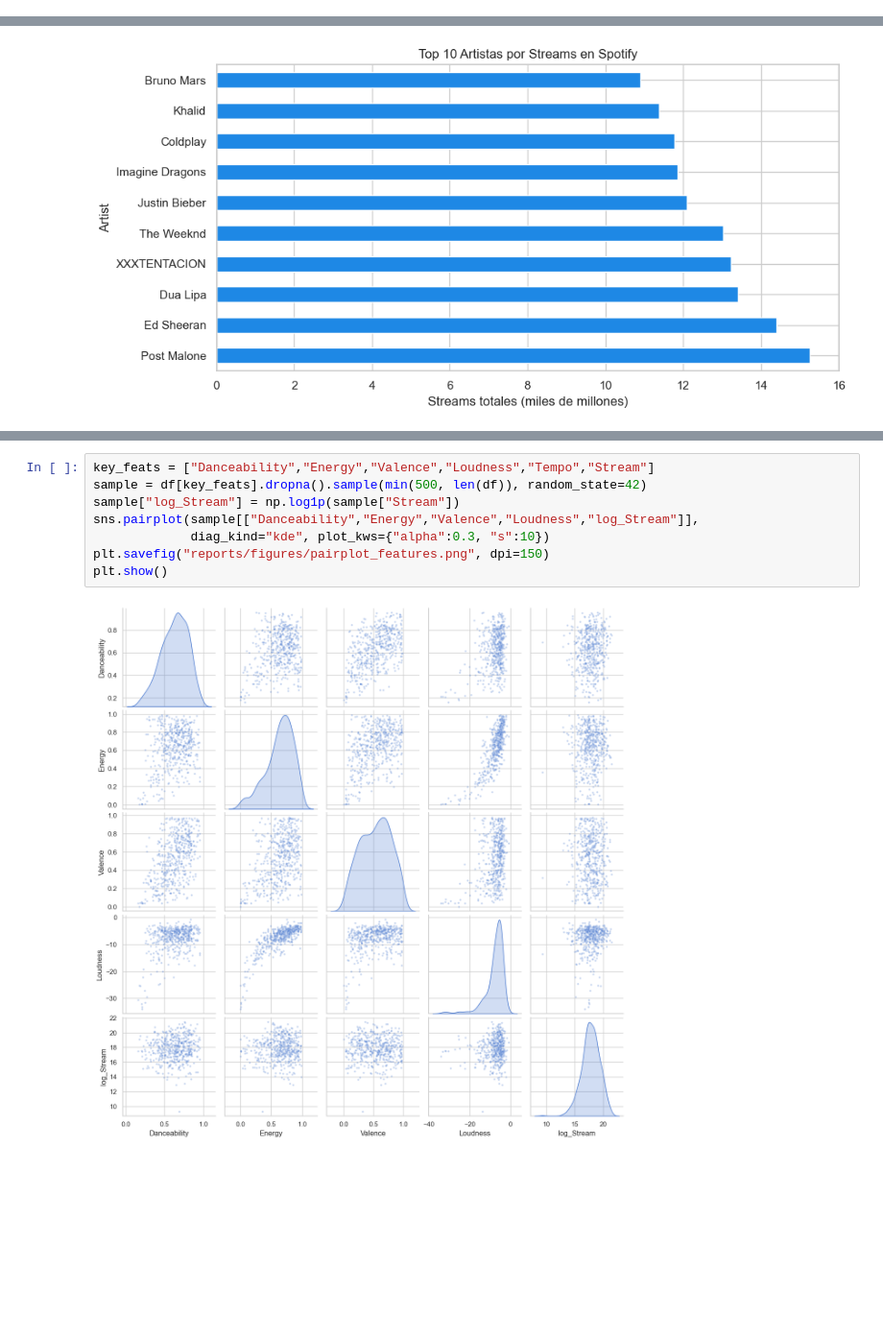
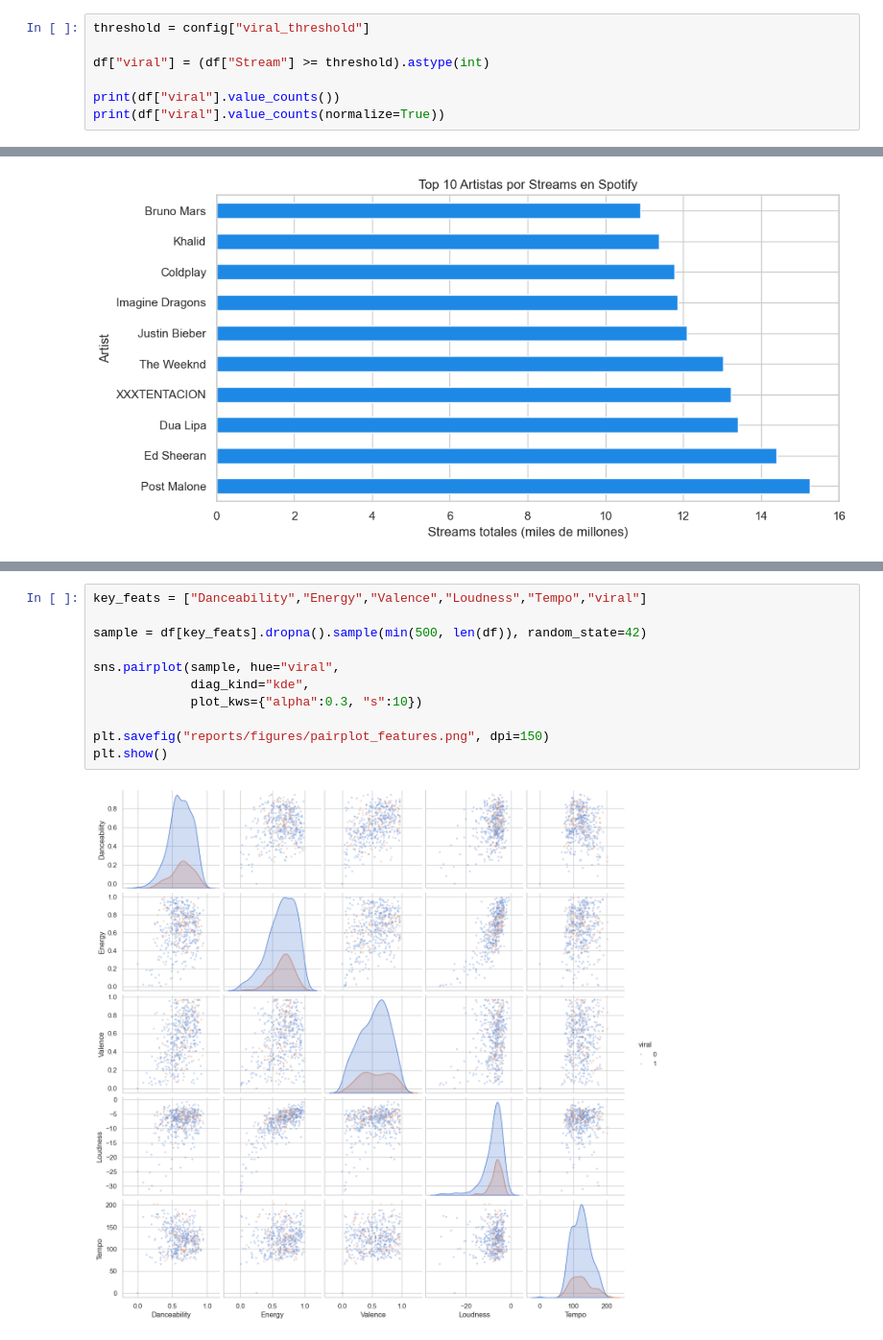
Before and after one commit to lucasrc08/Machine-Learning, a Jupyter notebook: notebooks/02_data_understanding.ipynb, the cells around one changed output, grey strips where cells are left out. Shown at 96% size. Cells and saved outputs as stored; diff of their text form; blank space fills up the shorter version.

```diff
--- a/notebooks/02_data_understanding.ipynb
+++ b/notebooks/02_data_understanding.ipynb
@@ -25,3 +29,10 @@ Dataset cargado: 20718 filas, 27 columnas
 | 1 | Gorillaz | https://open.spotify.com/artist/3... | Rhinestone Eyes | Plastic Beach | album | spotify:track:1foMv2HQwfQ2vntFf9HFeG | 0.676 | 0.703 | 8.0 | -5.815 | ... |
 | 2 | Gorillaz | https://open.spotify.com/artist/3... | New Gold (feat. Tame Impala and B... | New Gold (feat. Tame Impala and B... | single | spotify:track:64dLd6rVqDLtkXFYrEUHIU | 0.695 | 0.923 | 1.0 | -3.930 | ... |
 3 rows × 27 columns
+# %%
+threshold = config["viral_threshold"]
+
+df["viral"] = (df["Stream"] >= threshold).astype(int)
+
+print(df["viral"].value_counts())
+print(df["viral"].value_counts(normalize=True))
@@ -122,12 +154,15 @@ plt.show()
 # %% [output]
 [figure]
 # %%
-key_feats = ["Danceability","Energy","Valence","Loudness","Tempo","Stream"]
+key_feats = ["Danceability","Energy","Valence","Loudness","Tempo","viral"]
+
 sample = df[key_feats].dropna().sample(min(500, len(df)), random_state=42)
-sample["log_Stream"] = np.log1p(sample["Stream"])
-sns.pairplot(sample[["Danceability","Energy","Valence","Loudness","log_Stream"]],
-             diag_kind="kde", plot_kws={"alpha":0.3, "s":10})
+
+sns.pairplot(sample, hue="viral",
+             diag_kind="kde",
+             plot_kws={"alpha":0.3, "s":10})
+
 plt.savefig("reports/figures/pairplot_features.png", dpi=150)
 plt.show()
 # %% [output]
-[figure, old version]
+[figure, new version]
```
Also changed, not shown: parts of 8 cells of this notebook, 3 other files.
